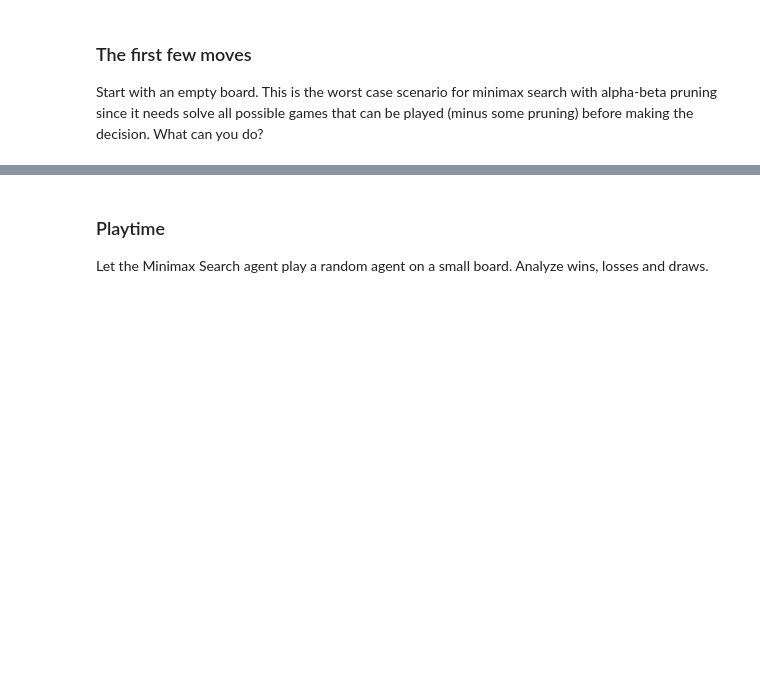
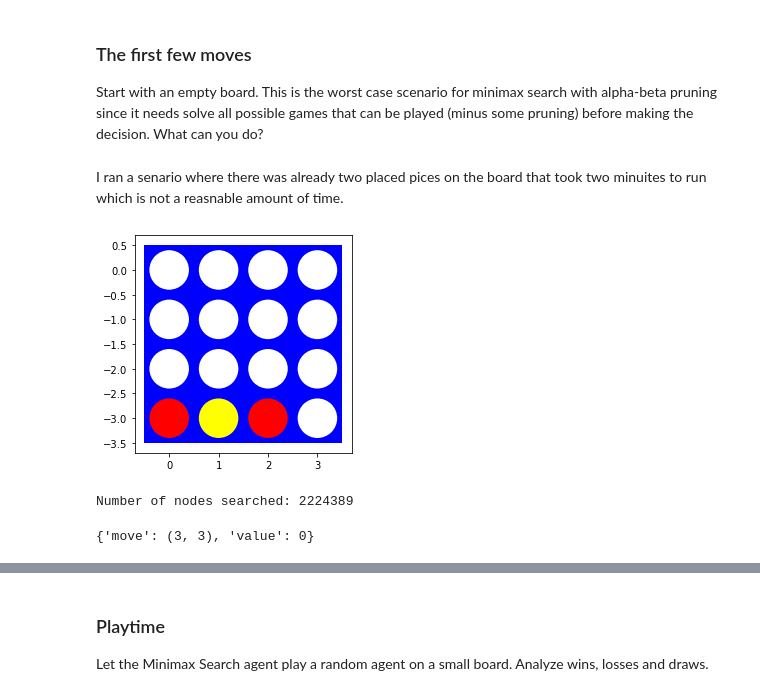
Before and after one commit to Naishur-M/CS7320-AI, a Jupyter notebook: Games/assignment_connect4.ipynb, the cells around one changed output, grey strips where cells are left out. Cells and saved outputs as stored; diff of their text form; code cells hidden in the pictures; blank space fills up the shorter version.

```diff
--- a/Games/assignment_connect4.ipynb
+++ b/Games/assignment_connect4.ipynb
@@ -564,0 +592,18 @@ Start with an empty board. This is the worst case scenario for minimax search wi
+# %% [markdown]
+I ran a senario where there was already two placed pices on the board that took two minuites to run which is not a reasnable amount of time.
+# %%
+# Your code/ answer goes here.
+board =  [[0, 0, 0, 0],
+         [0, 0, 0, 0],
+         [0, 0, 0, 0],
+         [1, -1, 1, 0]]
+
+visualize(board)
+
+DEBUG = 1
+COUNT = 0
+%time display(minimax_search(board))
+# %% [output]
+[figure, added]
+Number of nodes searched: 2224389
+{'move': (3, 3), 'value': 0}
```
Also changed, not shown: parts of 26 cells of this notebook.
